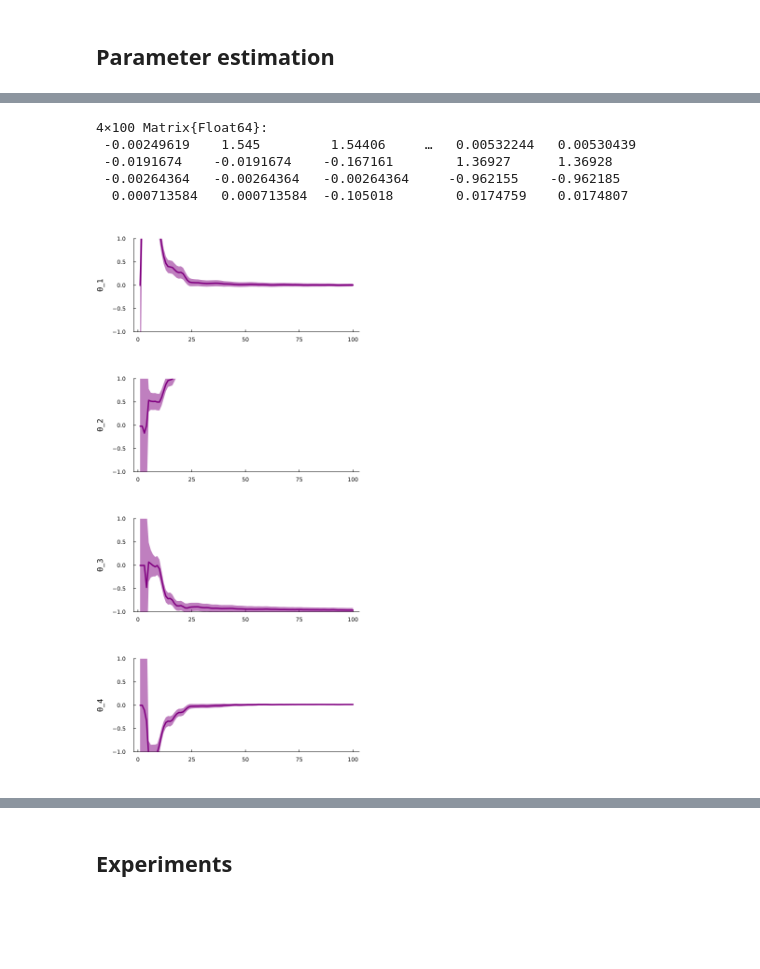
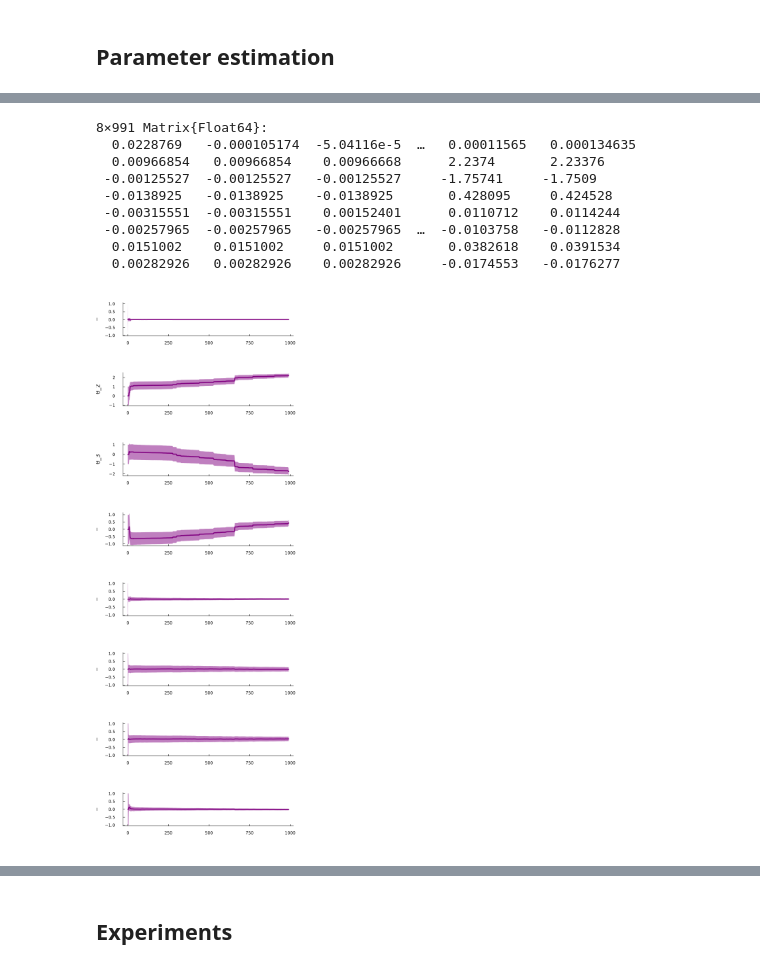
Before and after one commit to wmkouw/narx-efe, a Jupyter notebook: pendulum/NARX-EFE SPendulum.ipynb, the cells around one changed output, grey strips where cells are left out. Cells and saved outputs as stored; diff of their text form; code cells hidden in the pictures; blank space fills up the shorter version.

```diff
--- a/pendulum/NARX-EFE SPendulum.ipynb
+++ b/pendulum/NARX-EFE SPendulum.ipynb
@@ -81,23 +82,23 @@ plot(p1,p2, layout=grid(2,1, heights=[0.7, 0.3]), size=(900,600))
 # %%
 # NARX settings
 H = 1
-Ly = 2
-Lu = 1
-M = size(ϕ(zeros(Ly+Lu), degree=H),1);
+Ly = 3
+Lu = 3
+M = size(ϕ(zeros(1 + Ly+Lu), degree=H),1);
 
 # Specify prior distributions
-pτ0 = GammaShapeRate(1e1, 1e0)
-pθ0 = MvNormalMeanCovariance(randn(M)./100, 10diagm(ones(M)))
-goal = NormalMeanVariance(3.14, 1e-2)
+pτ0 = GammaShapeRate(1e2, 1e0)
+pθ0 = MvNormalMeanCovariance(randn(M)./100, diagm(ones(M)))
+goal = NormalMeanVariance(3.14, 1e-3)
 
-T = 1
+T = 10
 u_prior = 0.0
 num_iters = 5
 
 agent = NARXAgent(pθ0, pτ0,
                   goal_prior=goal,
-                  memory_actions=Lu,
-                  memory_senses=Ly,
+                  delay_in=Lu,
+                  delay_out=Ly,
                   pol_degree=H,
                   thorizon=T,
                   control_prior=u_prior,
@@ -143,20 +143,24 @@ plot(reshape(FE[:,1:(N-T)], (num_iters*(N-T),)), xlabel="updates (time x num_ite
 vθ = cat( var.(qθ)...,dims=2)
 mθ = cat(mean.(qθ)...,dims=2)
 # %% [output]
-4×100 Matrix{Float64}:
- -0.00249619    1.545         1.54406     …   0.00532244   0.00530439
- -0.0191674    -0.0191674    -0.167161        1.36927      1.36928
- -0.00264364   -0.00264364   -0.00264364     -0.962155    -0.962185
-  0.000713584   0.000713584  -0.105018        0.0174759    0.0174807
+8×991 Matrix{Float64}:
+  0.0228769   -0.000105174  -5.04116e-5  …   0.00011565   0.000134635
+  0.00966854   0.00966854    0.00966668      2.2374       2.23376
+ -0.00125527  -0.00125527   -0.00125527     -1.75741     -1.7509
+ -0.0138925   -0.0138925    -0.0138925       0.428095     0.424528
+ -0.00315551  -0.00315551    0.00152401      0.0110712    0.0114244
+ -0.00257965  -0.00257965   -0.00257965  …  -0.0103758   -0.0112828
+  0.0151002    0.0151002     0.0151002       0.0382618    0.0391534
+  0.00282926   0.00282926    0.00282926     -0.0174553   -0.0176277
 # %%
 pw = []
 for m in 1:M
-    pwm = plot(ylims=(-1.,1.))
+    pwm = plot()
     plot!(mθ[m,:], ribbon=sqrt.(vθ[m,:]), color="purple", ylabel="θ_$m")
     push!(pw,pwm)
 end
-plot(pw..., layout=(M,1), size=(600,1200))
+plot(pw..., layout=(M,1), size=(600,M*200))
 # %% [output]
-[figure, old version]
+[figure, new version]
 # %%
 limsb = [minimum(observations)*1.2, maximum(observations)*1.2]
```
Also changed, not shown: parts of 42 cells of this notebook, 10 other files.
